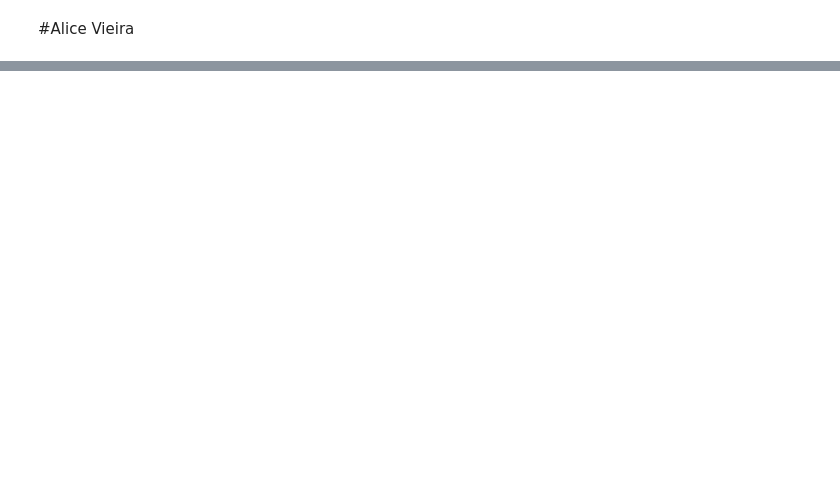
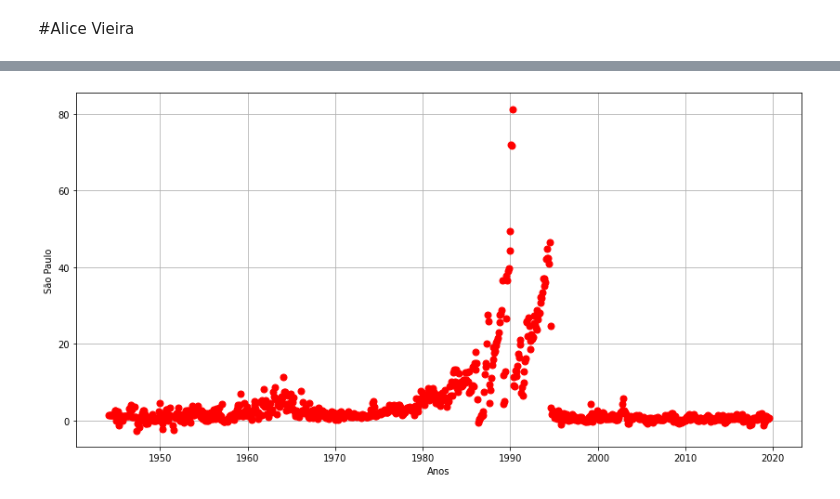
Before and after one commit to alice99vieira/BCC19AliceVieira, a Jupyter notebook: Tarefa10AliceVieira.ipynb, the cells around one changed output, grey strips where cells are left out. Drawn from its saved outputs; the diff is of its cells as text; code cells hidden in the pictures; blank space fills up the shorter version.

```diff
--- a/Tarefa10AliceVieira.ipynb
+++ b/Tarefa10AliceVieira.ipynb
@@ -44,0 +49,7 @@ TB
+# %%
+import pandas as pd
+import numpy as np
+IM = pd.read_csv('https://raw.githubusercontent.com/alice99vieira/BasesComputacionais/bacd478ebcde398e853ef5c700168b98f105d3a3/aula5/dados/inflacaoMensal.csv')
+# %%
+IM['AAFCM'] = IM['Ano'] + (IM['Mês']/12)
+IM
@@ -44,0 +70,12 @@ TB
+# %%
+import matplotlib.pyplot as plt
+
+plt.figure(figsize=(14, 7))
+plt.plot(IM['AAFCM'], IM['Inflação'], marker = 'o', linestyle = '',
+         color = 'red', markersize = 7)
+plt.grid()
+plt.xlabel('Anos')
+plt.ylabel('São Paulo')
+plt.show()
+# %% [output]
+[figure, added]
```
Also changed, not shown: parts of 21 cells of this notebook.
